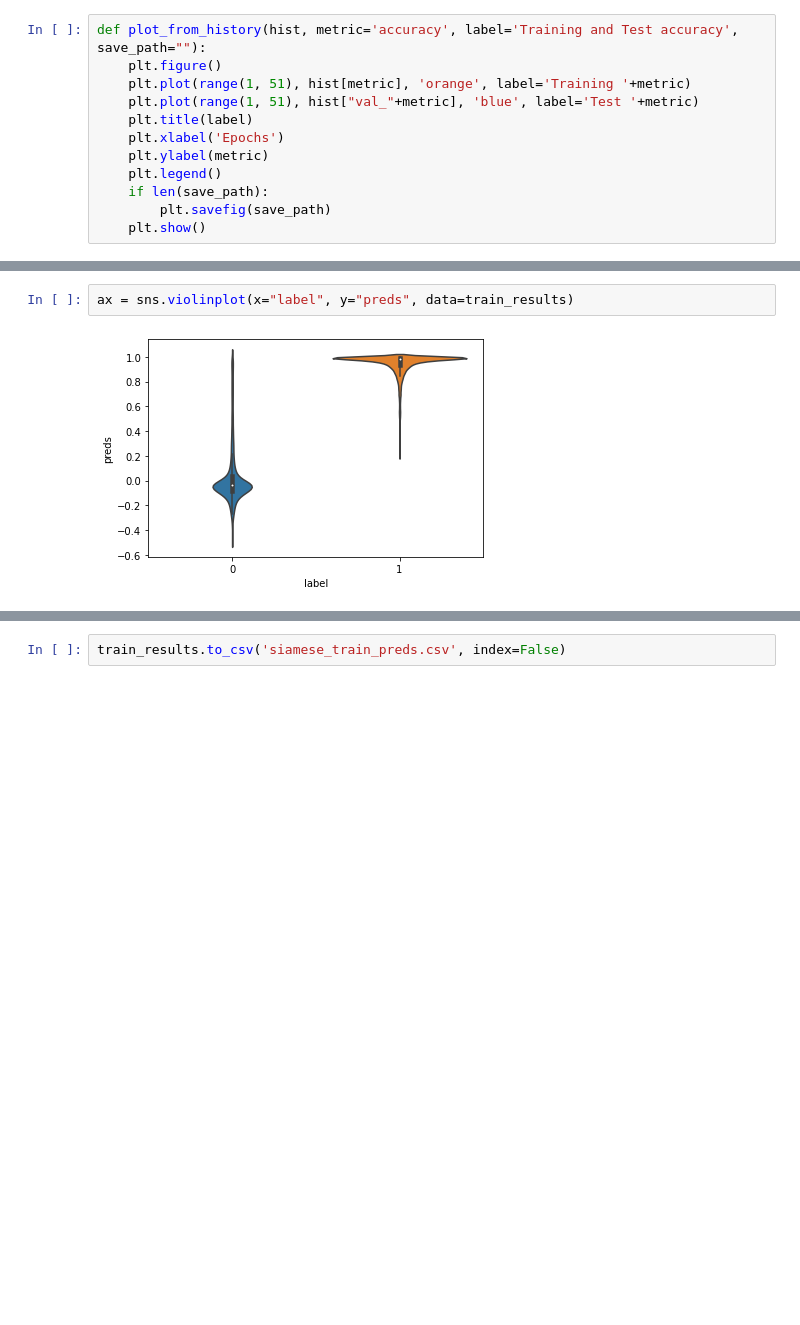
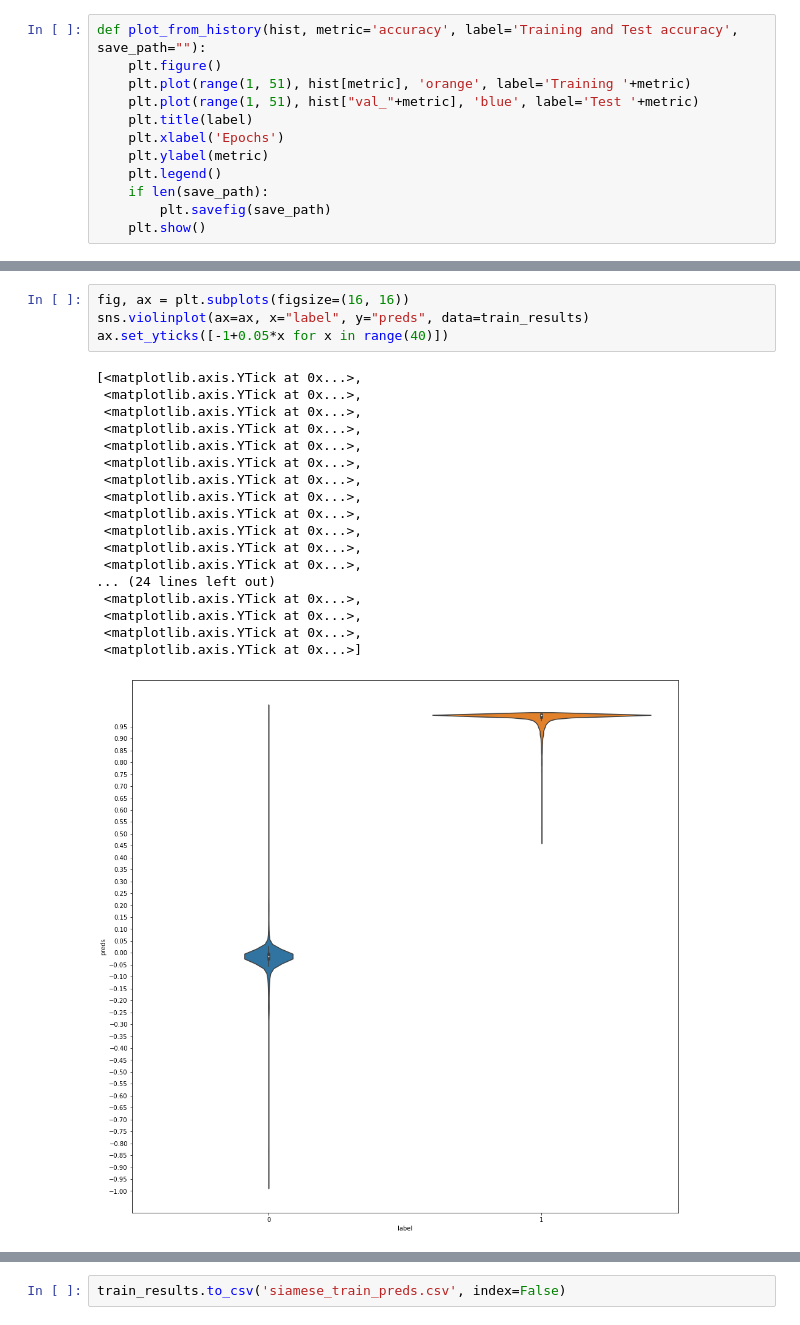
Before and after one commit to ABHISHEK03312/Speech_Emotion_recognition, a Jupyter notebook: speaker_siamese_model.ipynb, the cells around one changed output, grey strips where cells are left out. Cells and saved outputs as stored; diff of their text form; blank space fills up the shorter version.

```diff
--- a/speaker_siamese_model.ipynb
+++ b/speaker_siamese_model.ipynb
@@ -210,5 +210,24 @@ train_results.boxplot('preds', 'label', figsize=(8,8))
 # %%
-ax = sns.violinplot(x="label", y="preds", data=train_results)
+fig, ax = plt.subplots(figsize=(16, 16))
+sns.violinplot(ax=ax, x="label", y="preds", data=train_results)
+ax.set_yticks([-1+0.05*x for x in range(40)])
 # %% [output]
+[<matplotlib.axis.YTick at 0x...>,
+ <matplotlib.axis.YTick at 0x...>,
+ <matplotlib.axis.YTick at 0x...>,
+ <matplotlib.axis.YTick at 0x...>,
+ <matplotlib.axis.YTick at 0x...>,
+ <matplotlib.axis.YTick at 0x...>,
+ <matplotlib.axis.YTick at 0x...>,
+ <matplotlib.axis.YTick at 0x...>,
+ <matplotlib.axis.YTick at 0x...>,
+ <matplotlib.axis.YTick at 0x...>,
+ <matplotlib.axis.YTick at 0x...>,
+ <matplotlib.axis.YTick at 0x...>,
+... (24 lines left out)
+ <matplotlib.axis.YTick at 0x...>,
+ <matplotlib.axis.YTick at 0x...>,
+ <matplotlib.axis.YTick at 0x...>,
+ <matplotlib.axis.YTick at 0x...>]
-[figure, old version]
+[figure, new version]
 # %%
```
Also changed, not shown: parts of 19 cells of this notebook, 28 other files.
